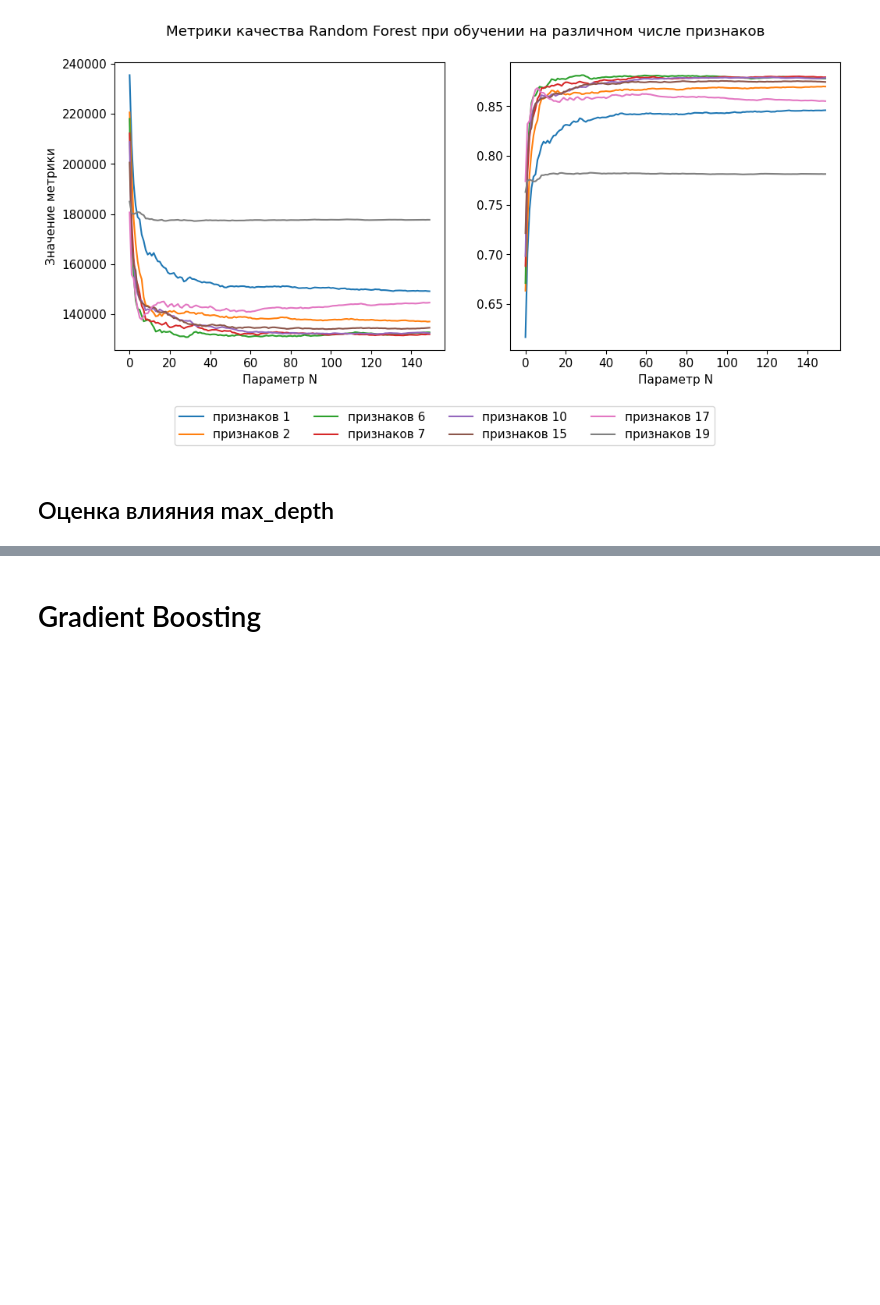
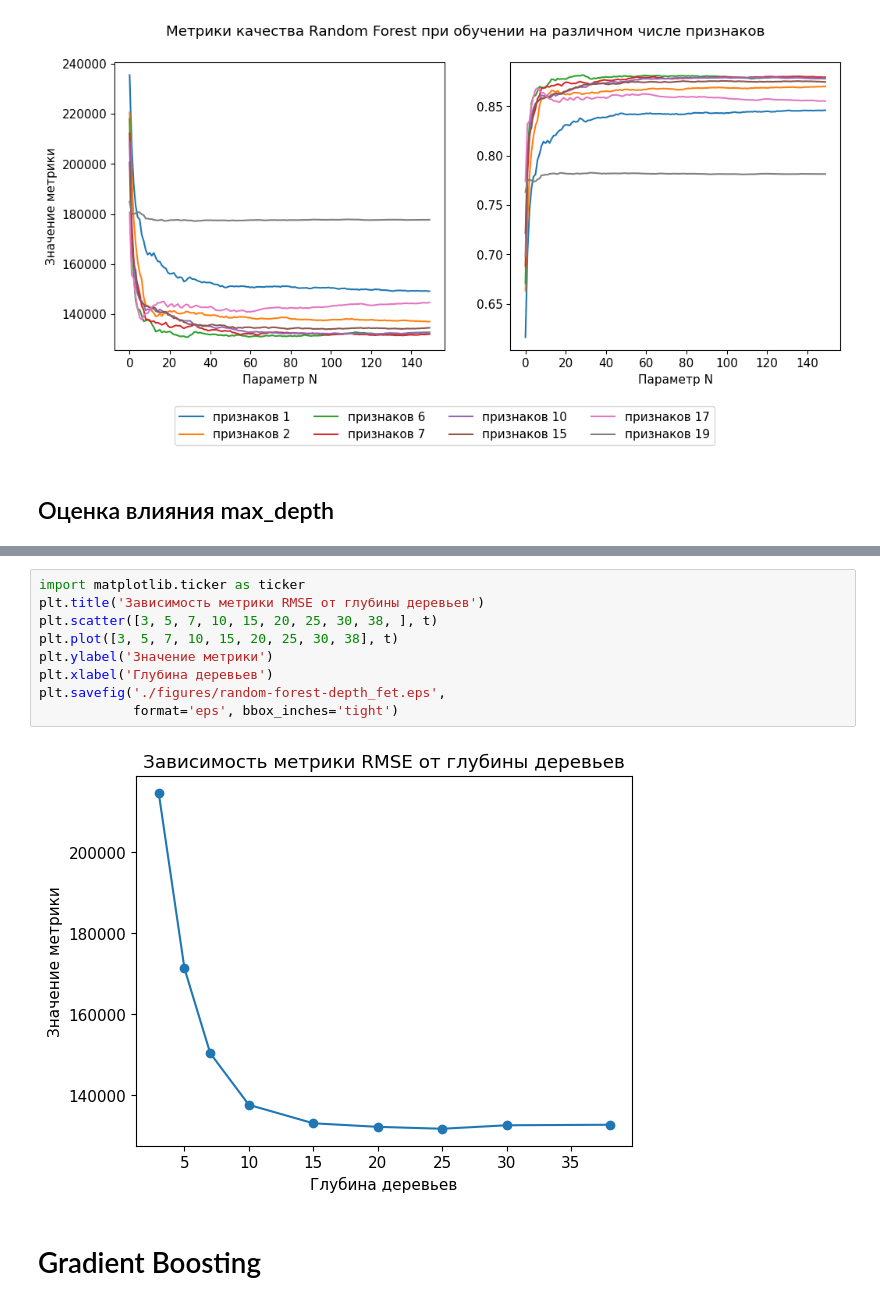
Before and after one commit to Dont4rootMe/Ensembles-ML, a Jupyter notebook: stuff/data_science.ipynb, the cells around one changed output, grey strips where cells are left out. Cells and saved outputs as stored; diff of their text form; blank space fills up the shorter version.

```diff
--- a/stuff/data_science.ipynb
+++ b/stuff/data_science.ipynb
@@ -331,3 +356,14 @@ The PostScript backend does not support transparency; partially transparent arti
+# %%
+import matplotlib.ticker as ticker
+plt.title('Зависимость метрики RMSE от глубины деревьев')
+plt.scatter([3, 5, 7, 10, 15, 20, 25, 30, 38, ], t)
+plt.plot([3, 5, 7, 10, 15, 20, 25, 30, 38], t)
+plt.ylabel('Значение метрики')
+plt.xlabel('Глубина деревьев')
+plt.savefig('./figures/random-forest-depth_fet.eps',
+            format='eps', bbox_inches='tight')
+# %% [output]
+[figure, added]
 # %% [markdown]
 # Gradient Boosting
 # %%
```
Also changed, not shown: parts of 3 cells of this notebook, 2 other files.
